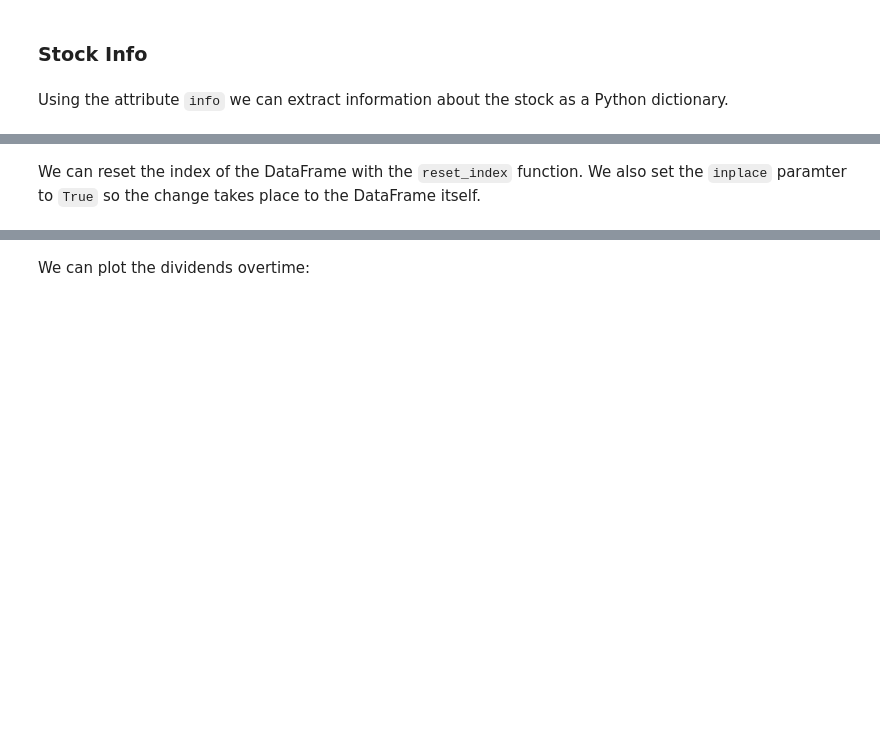
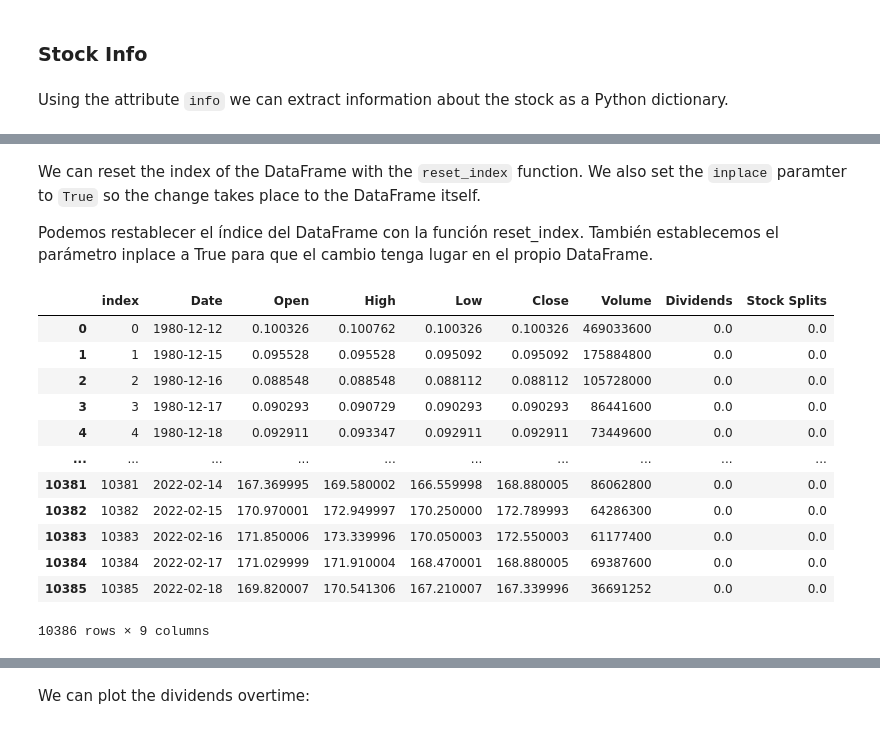
Before and after one commit to 1Dnns/colab, a Jupyter notebook: yfinance.ipynb, the cells around one changed output, grey strips where cells are left out. Drawn from its saved outputs; the diff is of its cells as text; code cells hidden in the pictures; blank space fills up the shorter version.

```diff
--- a/yfinance.ipynb
+++ b/yfinance.ipynb
@@ -94,6 +155,23 @@ apple_share_price_data.head()
 # %% [markdown]
 We can reset the index of the DataFrame with the `reset_index` function. We also set the `inplace` paramter to `True` so the change takes place to the DataFrame itself.
+
+Podemos restablecer el índice del DataFrame con la función reset_index. También establecemos el parámetro inplace a True para que el cambio tenga lugar en el propio DataFrame.
 # %%
 apple_share_price_data.reset_index(inplace=True)
+apple_share_price_data
+# %% [output]
+|  | index | Date | Open | High | Low | Close | Volume | Dividends | Stock Splits |
+| 0 | 0 | 1980-12-12 | 0.100326 | 0.100762 | 0.100326 | 0.100326 | 469033600 | 0.0 | 0.0 |
+| 1 | 1 | 1980-12-15 | 0.095528 | 0.095528 | 0.095092 | 0.095092 | 175884800 | 0.0 | 0.0 |
+| 2 | 2 | 1980-12-16 | 0.088548 | 0.088548 | 0.088112 | 0.088112 | 105728000 | 0.0 | 0.0 |
+| 3 | 3 | 1980-12-17 | 0.090293 | 0.090729 | 0.090293 | 0.090293 | 86441600 | 0.0 | 0.0 |
+| 4 | 4 | 1980-12-18 | 0.092911 | 0.093347 | 0.092911 | 0.092911 | 73449600 | 0.0 | 0.0 |
+| ... | ... | ... | ... | ... | ... | ... | ... | ... | ... |
+| 10381 | 10381 | 2022-02-14 | 167.369995 | 169.580002 | 166.559998 | 168.880005 | 86062800 | 0.0 | 0.0 |
+| 10382 | 10382 | 2022-02-15 | 170.970001 | 172.949997 | 170.250000 | 172.789993 | 64286300 | 0.0 | 0.0 |
+| 10383 | 10383 | 2022-02-16 | 171.850006 | 173.339996 | 170.050003 | 172.550003 | 61177400 | 0.0 | 0.0 |
+| 10384 | 10384 | 2022-02-17 | 171.029999 | 171.910004 | 168.470001 | 168.880005 | 69387600 | 0.0 | 0.0 |
+| 10385 | 10385 | 2022-02-18 | 169.820007 | 170.541306 | 167.210007 | 167.339996 | 36691252 | 0.0 | 0.0 |
+10386 rows × 9 columns
 # %% [markdown]
 We can plot the `Open` price against the `Date`:
```
Also changed, not shown: parts of 23 cells of this notebook.
